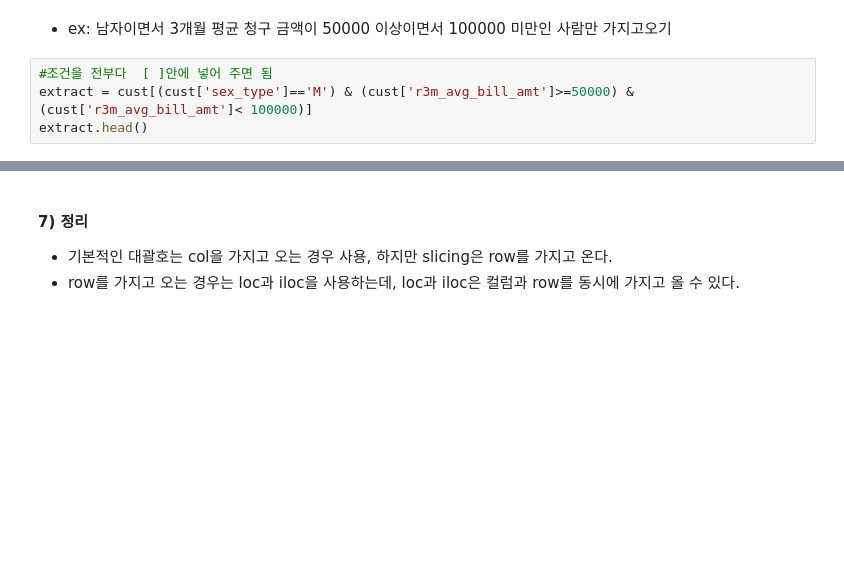
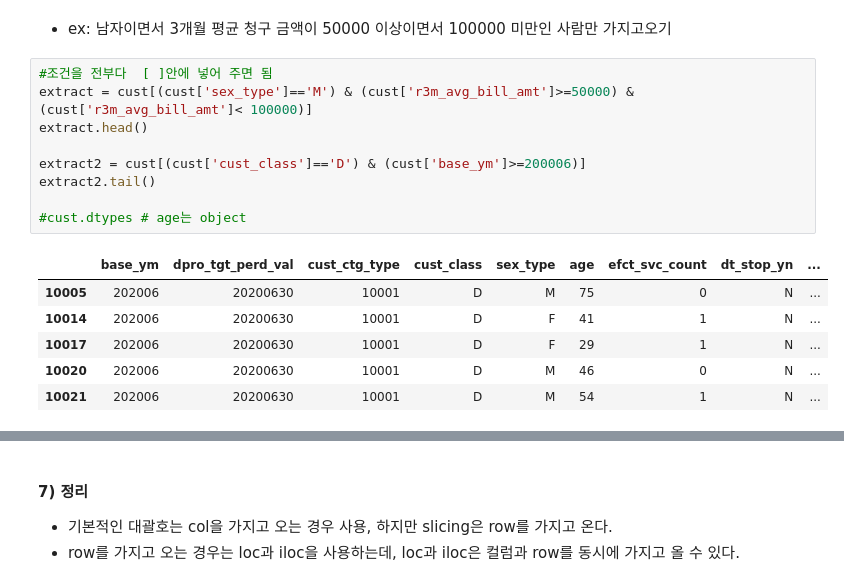
Before and after one commit to bc603/pythonstudy, a Jupyter notebook: KT패키지_분석사례/Python을 활용한 AI 모델링/2. Pandas이해 및 활용.ipynb, the cells around one changed output, grey strips where cells are left out. Drawn from its saved outputs; the diff is of its cells as text; blank space fills up the shorter version.

```diff
--- a/KT패키지_분석사례/Python을 활용한 AI 모델링/2. Pandas이해 및 활용.ipynb
+++ b/KT패키지_분석사례/Python을 활용한 AI 모델링/2. Pandas이해 및 활용.ipynb
@@ -174,7 +431,19 @@ cust.iloc[[0, 100, 200], [3, 4, 5, 9, 10]]
 # %%
 #조건을 전부다  [ ]안에 넣어 주면 됨
 extract = cust[(cust['sex_type']=='M') & (cust['r3m_avg_bill_amt']>=50000) & (cust['r3m_avg_bill_amt']< 100000)]
 extract.head()
+
+extract2 = cust[(cust['cust_class']=='D') & (cust['base_ym']>=200006)]
+extract2.tail()
+
+#cust.dtypes # age는 object
+# %% [output]
+|  | base_ym | dpro_tgt_perd_val | cust_ctg_type | cust_class | sex_type | age | efct_svc_count | dt_stop_yn | ... |
+| 10005 | 202006 | 20200630 | 10001 | D | M | 75 | 0 | N | ... |
+| 10014 | 202006 | 20200630 | 10001 | D | F | 41 | 1 | N | ... |
+| 10017 | 202006 | 20200630 | 10001 | D | F | 29 | 1 | N | ... |
+| 10020 | 202006 | 20200630 | 10001 | D | M | 46 | 0 | N | ... |
+| 10021 | 202006 | 20200630 | 10001 | D | M | 54 | 1 | N | ... |
 # %%
 # 조건문이 너무 길어지거나 복잡해지면...아래와 같은 방식으로 해도 무방함
 # 남자이면서
```
Also changed, not shown: parts of 36 cells of this notebook, 8 other files.
